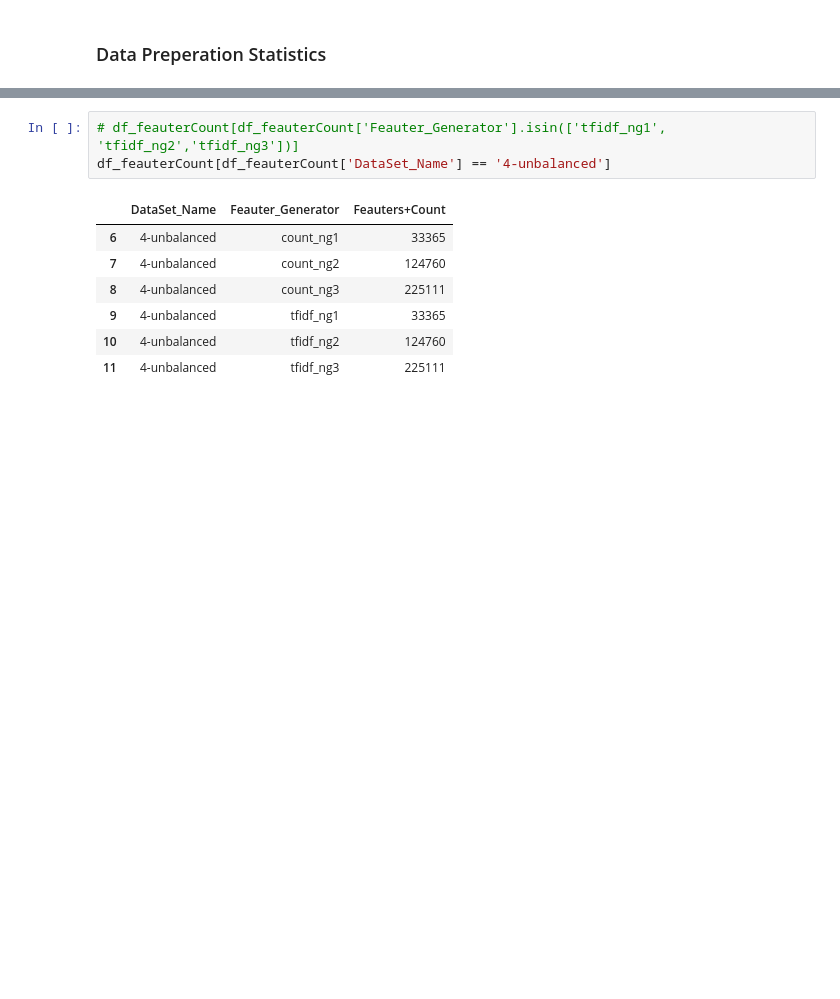
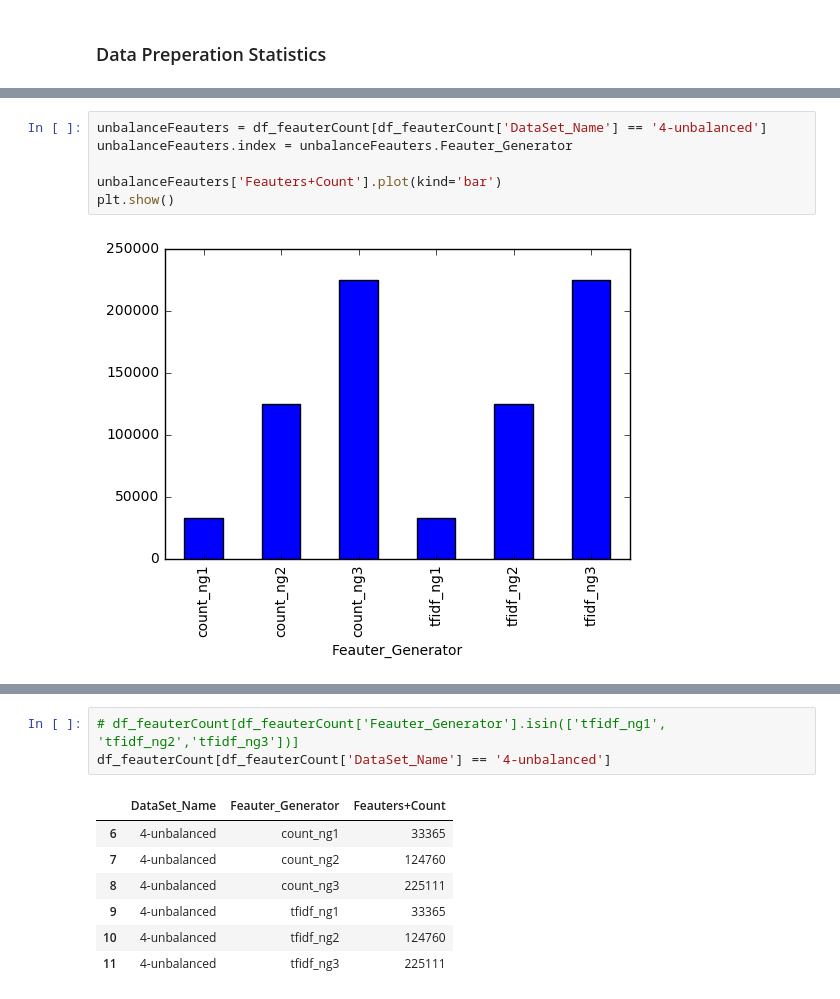
Before and after one commit to Rababalkhalifa/project_capastone, a Jupyter notebook: sentimental_analysis_BenchMarkModel_ASTD.ipynb, the cells around one changed output, grey strips where cells are left out. Saved outputs shown, nothing was run; the diff lists cells and outputs as text; blank space fills up the shorter version.

```diff
--- a/sentimental_analysis_BenchMarkModel_ASTD.ipynb
+++ b/sentimental_analysis_BenchMarkModel_ASTD.ipynb
@@ -296,0 +352,8 @@ plt.show()
+# %%
+unbalanceFeauters = df_feauterCount[df_feauterCount['DataSet_Name'] == '4-unbalanced']
+unbalanceFeauters.index = unbalanceFeauters.Feauter_Generator
+
+unbalanceFeauters['Feauters+Count'].plot(kind='bar')
+plt.show()
+# %% [output]
+[figure, added]
```
Also changed, not shown: parts of 6 cells of this notebook, 1 other file.
